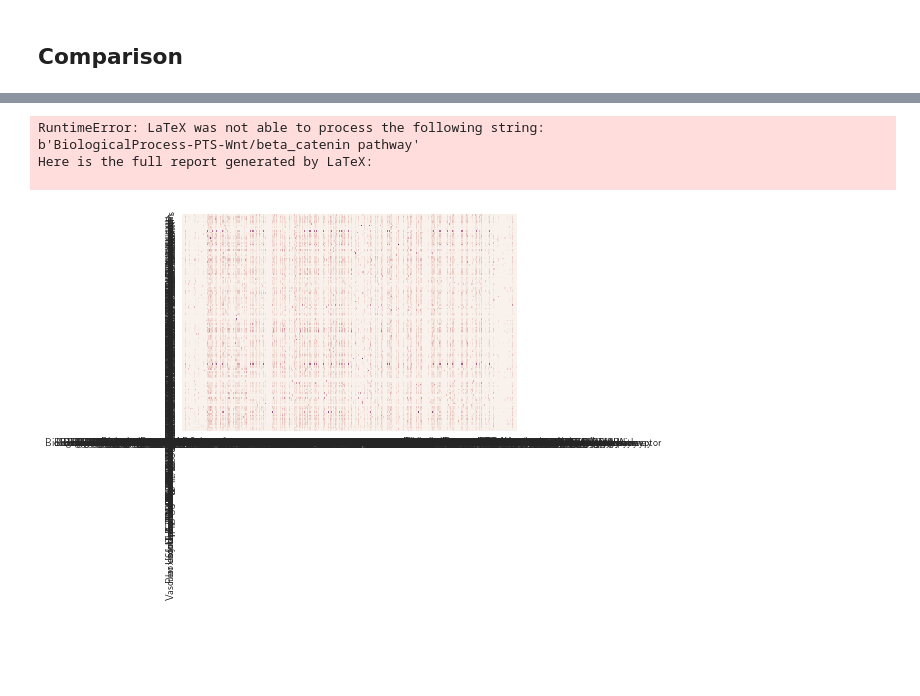
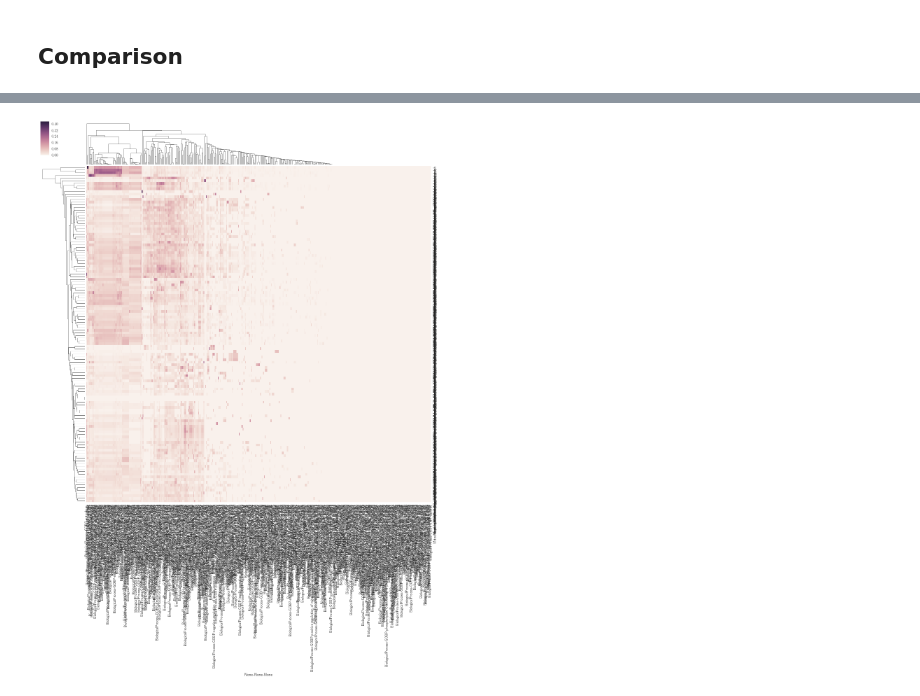
Before and after one commit to pybel/pybel-notebooks, a Jupyter notebook: Candidate Mechanism Generation.ipynb, the cells around one changed output, grey strips where cells are left out. Drawn from its saved outputs; the diff is of its cells as text; code cells hidden in the pictures; blank space fills up the shorter version.

```diff
--- a/Candidate Mechanism Generation.ipynb
+++ b/Candidate Mechanism Generation.ipynb
@@ -116,10 +114,7 @@ df.head()
 # %%
 df.to_csv(os.path.expanduser('~/Desktop/subgraph_comparison.csv'))
-# %%
-sns.heatmap(df)
-# %% [output]
-RuntimeError: LaTeX was not able to process the following string:
-b'BiologicalProcess-PTS-Wnt/beta_catenin pathway'
-Here is the full report generated by LaTeX:
-
-[figure, removed]
+# %%
+sns.clustermap(df.T, figsize=(20, 20))
+plt.show()
+# %% [output]
+[figure, added]
```
Also changed, not shown: parts of 4 cells of this notebook.
